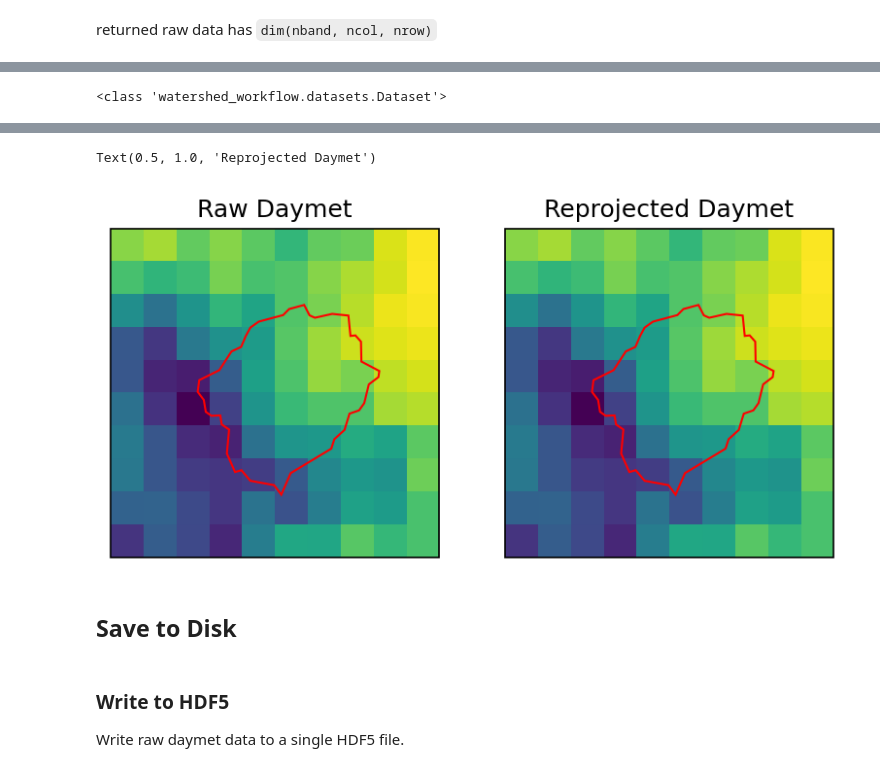
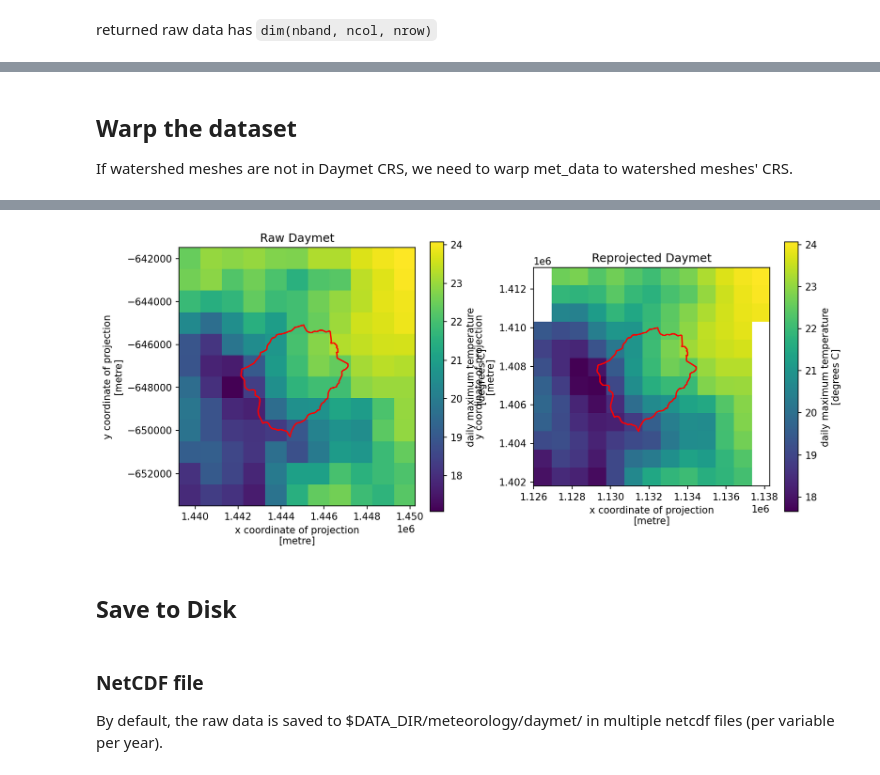
Before and after one commit to environmental-modeling-workflows/watershed-workflow, a Jupyter notebook: examples/get_Daymet.ipynb, the cells around one changed output, grey strips where cells are left out. Cells and saved outputs as stored; diff of their text form; code cells hidden in the pictures.

Commit message:
added daymet manager back, and updated get_Daymet example

```diff
--- a/examples/get_Daymet.ipynb
+++ b/examples/get_Daymet.ipynb
@@ -81,9 +76,9 @@ print(bounds[2] - bounds[0], bounds[3] - bounds[1])
 returned raw data has `dim(nband, ncol, nrow)`
 # %%
 startdate = "2010-1-1"
-enddate = "2014-1-1"
+enddate = "2013-12-31"
 # %%
 # setting vars = None to download all available variables
-source = watershed_workflow.sources.manager_daymet.FileManagerDaymet()
-met_data = source.get_data(bounds, crs, startdate, enddate)
+source = watershed_workflow.sources.ManagerDaymet()
+met_data = source.getDataset(coweeta, start=startdate, end=enddate) # raw data in daymet crs
 # %% [output]
@@ -111,27 +89,28 @@ Reproject daymet CRS to the same as the watershed. This is necessary if watershe
-# %%
-print(type(met_data))
-# %% [output]
-<class 'watershed_workflow.datasets.Dataset'>
-# %%
-met_data_warped = watershed_workflow.utils.dataset(met_data, dst_crs=crs)
+# %% [markdown]
+## Warp the dataset
+
+If watershed meshes are not in Daymet CRS, we need to warp met_data to watershed meshes' CRS.
+# %%
+if coweeta.crs != watershed_workflow.crs.daymet_crs:
+    met_data_warped = watershed_workflow.utils.warpDataset(met_data, coweeta.crs, 'bilinear')
+else:
+    met_data_warped = met_data
 # %%
 # Plot the original and reprojected datasets
 ivar = 'tmax'
 islice = 100
-daymet_crs = watershed_workflow.crs.daymet_crs()
+daymet_crs = watershed_workflow.crs.daymet_crs
 
-fig = plt.figure()
-ax1 = watershed_workflow.plot.get_ax(daymet_crs, fig, 1, 2, 1)
-ax2 = watershed_workflow.plot.get_ax(crs, fig, 1, 2, 2)
+fig, ax = plt.subplots(1, 2, figsize=(12, 5))
 
-watershed_ext_daymet = watershed_workflow.utils.shply(watershed.exterior(),
-                                                     crs, daymet_crs)
-watershed_workflow.plot.raster(met_data[ivar].profile, met_data[ivar].data[islice,:,:], ax1)
-watershed_workflow.plot.shply(watershed_ext_daymet, daymet_crs, ax=ax1, color='r')
+# raw Daymet, with the watershed reprojected into the Daymet CRS
+met_data[ivar].isel(time=islice).plot.imshow(ax=ax[0])
+coweeta.to_crs(daymet_crs).boundary.plot(ax=ax[0], color='r')
 
-watershed_workflow.plot.raster(met_data_warped[ivar].profile, met_data_warped[ivar].data[islice,:,:], ax2)
-watershed_workflow.plot.hucs(watershed, crs, ax=ax2, color='r')
+# reprojected Daymet, with the watershed in its own CRS
+met_data_warped[ivar].isel(time=islice).plot.imshow(ax=ax[1])
+watershed.plot(ax=ax[1], color='r')
 
-ax1.set_title("Raw Daymet")
-ax2.set_title("Reprojected Daymet")
+ax[0].set_title("Raw Daymet")
+ax[1].set_title("Reprojected Daymet")
 # %% [output]
@@ -140,8 +118,7 @@ ax2.set_title("Reprojected Daymet")
-Text(0.5, 1.0, 'Reprojected Daymet')
-[figure, old version]
+[figure, new version]
 # %% [markdown]
 ## Save to Disk
-# %% [markdown]
-### Write to HDF5
-
-Write raw daymet data to a single HDF5 file.
+# %% [markdown]
+### NetCDF file
+
+By default, the raw data is saved to $DATA_DIR/meteorology/daymet/ in multiple netcdf files (per variable per year).
```
Also changed, not shown: parts of 20 cells of this notebook, 5 other files.
